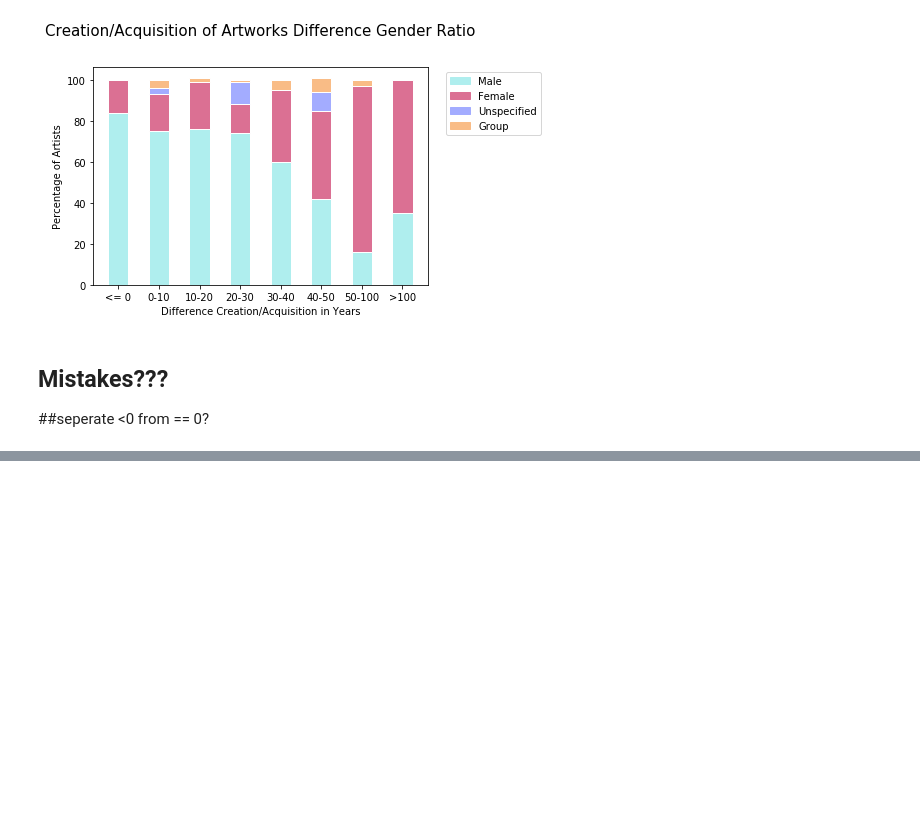
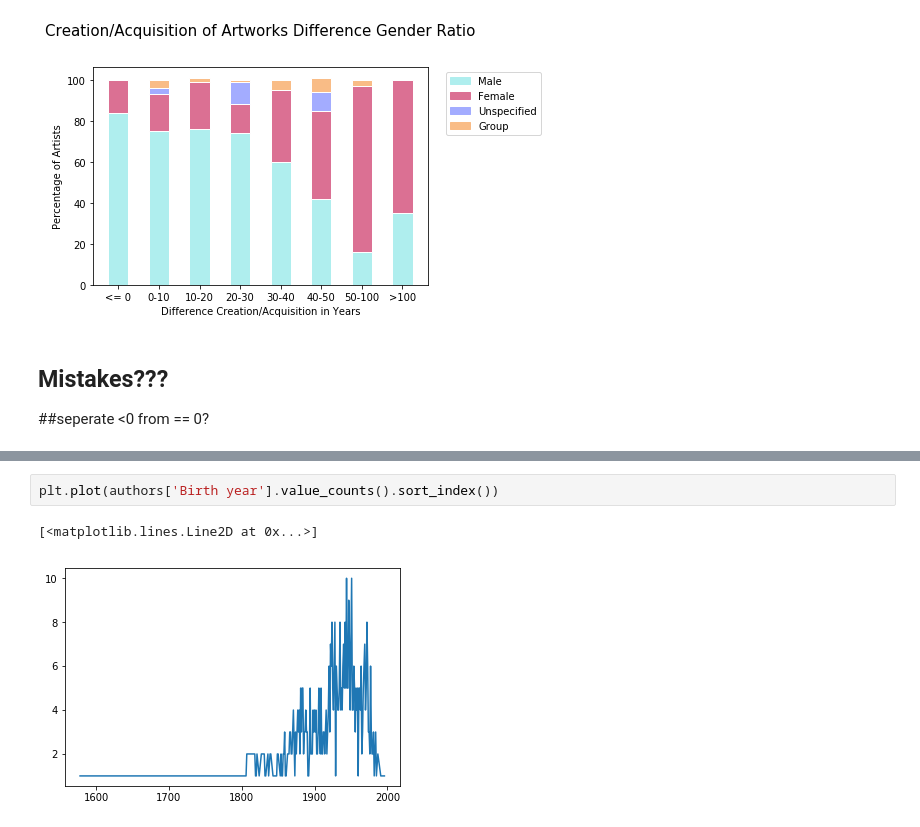
Before and after one commit to medialab/gender_art, a Jupyter notebook: Authors_Artworks_VideoMuseum.ipynb, the cells around one changed output, grey strips where cells are left out. Drawn from its saved outputs; the diff is of its cells as text; blank space fills up the shorter version.

```diff
--- a/Authors_Artworks_VideoMuseum.ipynb
+++ b/Authors_Artworks_VideoMuseum.ipynb
@@ -582,0 +504,5 @@ artworks[artworks.Diff_CA == '<= 0']
+# %%
+plt.plot(authors['Birth year'].value_counts().sort_index())
+# %% [output]
+[<matplotlib.lines.Line2D at 0x...>]
+[figure, added]
```
Also changed, not shown: parts of 30 cells of this notebook, 5 other files.
